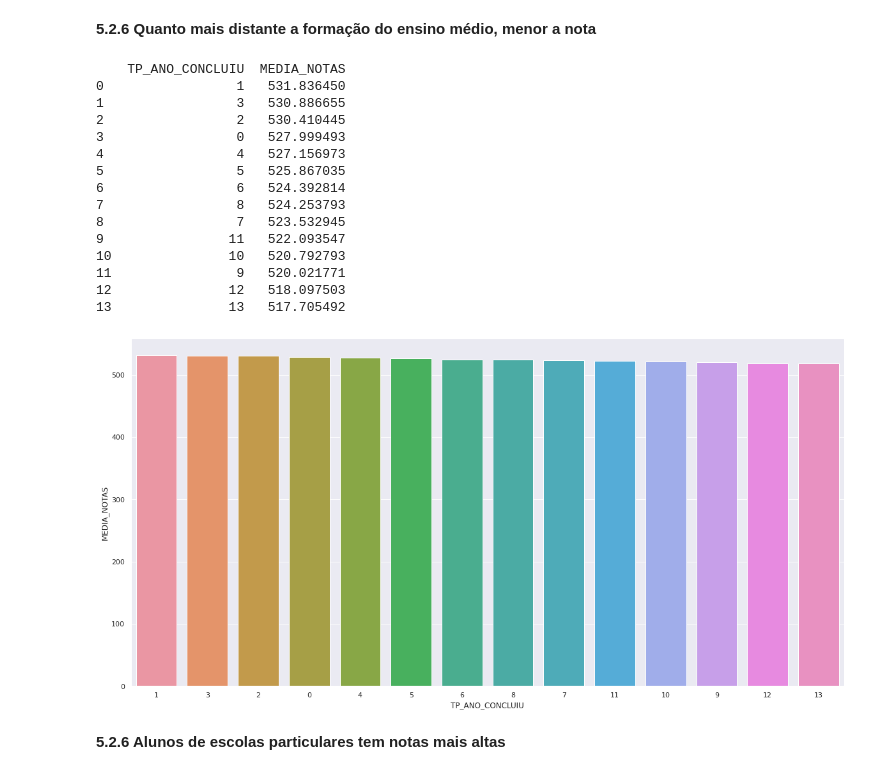
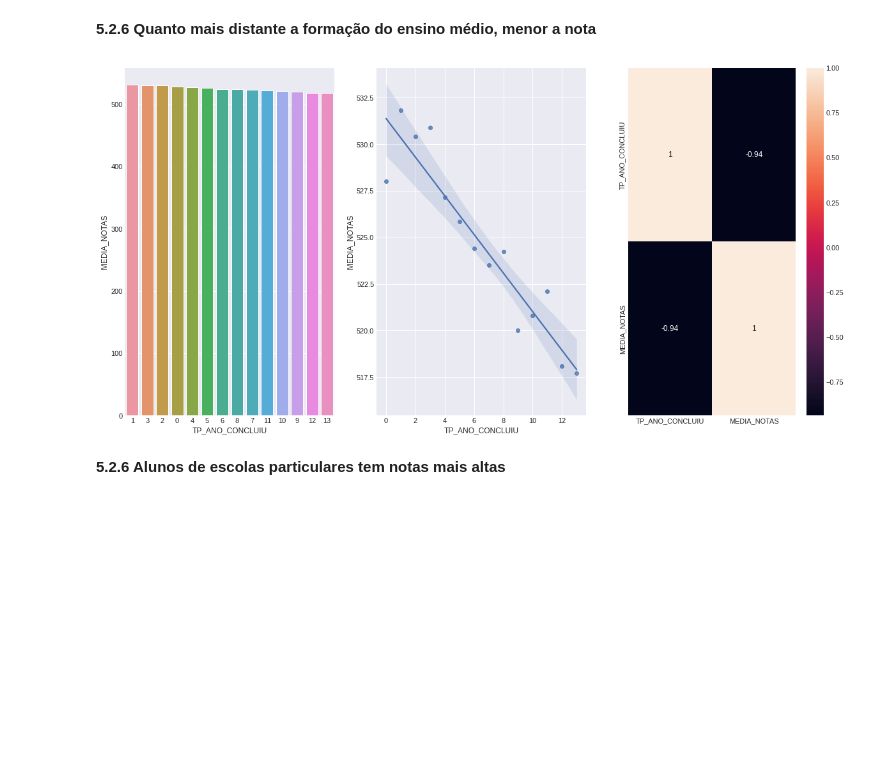
Before and after one commit to alexhenriquepineda/Previsao-Notas-ENEM, a Jupyter notebook: TCC_v1.ipynb, the cells around one changed output. Cells and saved outputs as stored; diff of their text form; code cells hidden in the pictures; blank space fills up the shorter version.

```diff
--- a/TCC_v1.ipynb
+++ b/TCC_v1.ipynb
@@ -418,25 +508,17 @@ Name: TP_COR_RACA, dtype: int64
 **5.2.6 Quanto mais distante a formação do ensino médio, menor a nota**
 # %%
 aux = df3[['TP_ANO_CONCLUIU', 'MEDIA_NOTAS']].groupby('TP_ANO_CONCLUIU').mean().sort_values('MEDIA_NOTAS', ascending=False).reset_index()
-print(aux)
+
+plt.subplot(1, 3, 1)
 sns.barplot(x='TP_ANO_CONCLUIU', y='MEDIA_NOTAS', data=aux, order=aux['TP_ANO_CONCLUIU']);
+
+plt.subplot(1, 3, 2)
+sns.regplot(x='TP_ANO_CONCLUIU', y='MEDIA_NOTAS', data=aux);
+
+plt.subplot(1, 3, 3)
+sns.heatmap(aux.corr(method='pearson'), annot=True);
 # %% [output]
-    TP_ANO_CONCLUIU  MEDIA_NOTAS
-0                 1   531.836450
-1                 3   530.886655
-2                 2   530.410445
-3                 0   527.999493
-4                 4   527.156973
-5                 5   525.867035
-6                 6   524.392814
-7                 8   524.253793
-8                 7   523.532945
-9                11   522.093547
-10               10   520.792793
-11                9   520.021771
-12               12   518.097503
-13               13   517.705492
-[figure, old version]
+[figure, new version]
 # %% [markdown]
 **5.2.6 Alunos de escolas particulares tem notas mais altas**
 # %%
```
Also changed, not shown: parts of 19 cells of this notebook.
